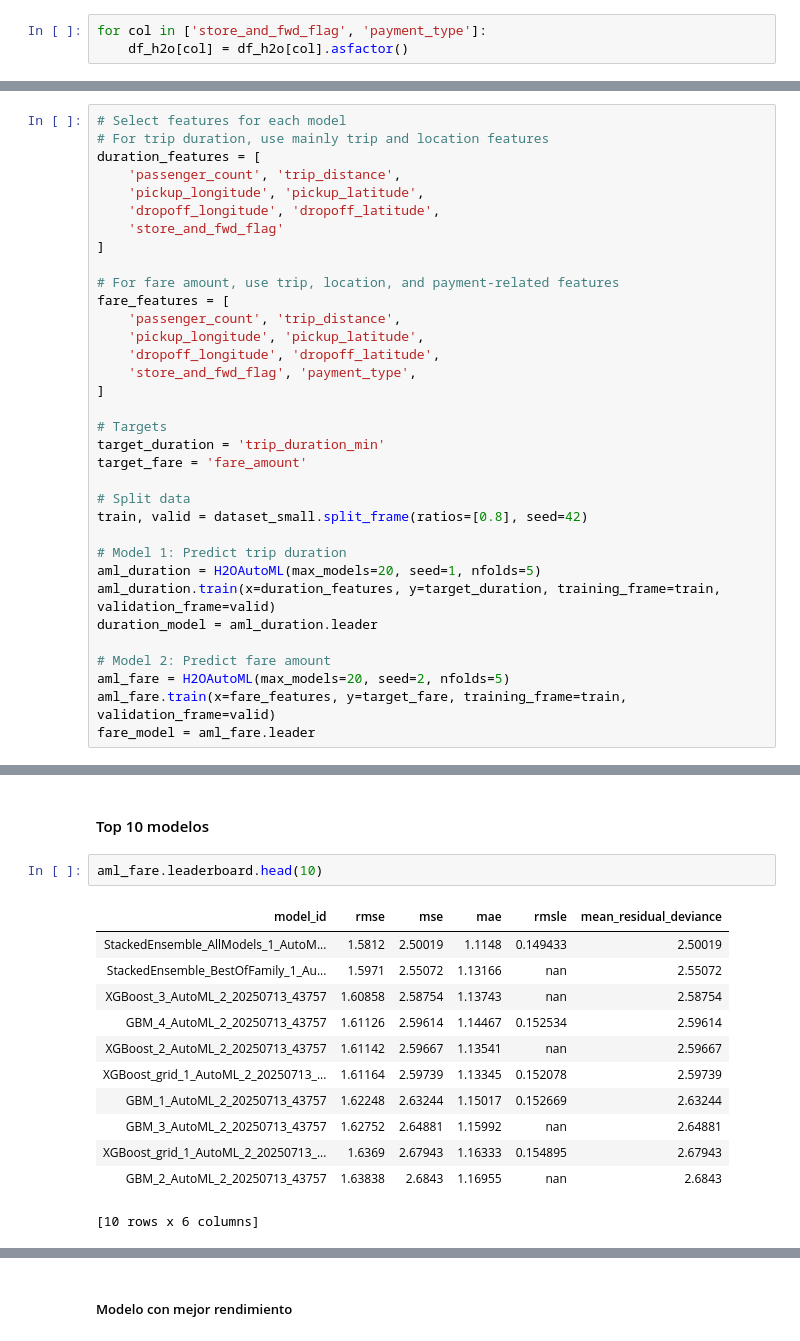
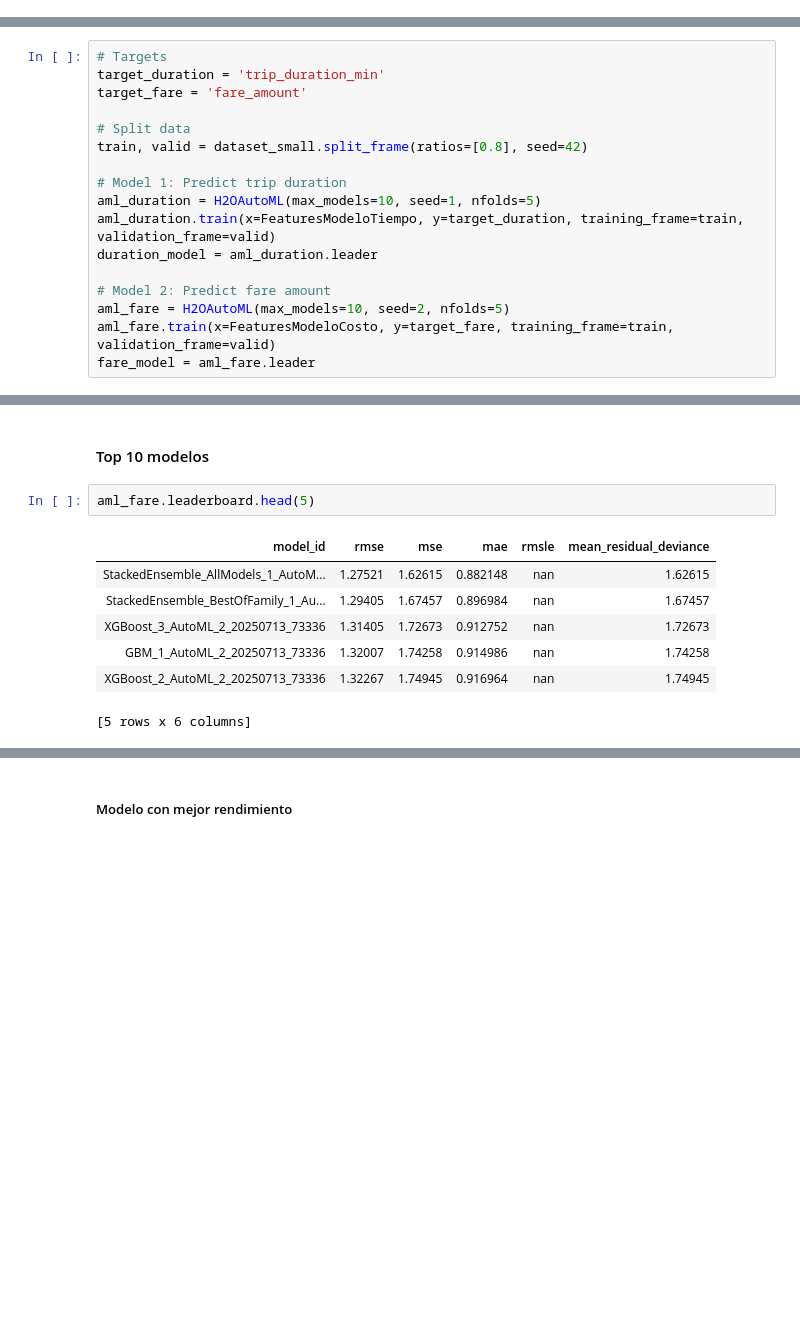
Before and after one commit to Giorgio6846/BigData-TF, a Jupyter notebook: model_training.ipynb, the cells around one changed output, grey strips where cells are left out. Saved outputs shown, nothing was run; the diff lists cells and outputs as text; blank space fills up the shorter version.

Commit message:
Finished model v2

```diff
--- a/model_training.ipynb
+++ b/model_training.ipynb
@@ -55,6 +46,3 @@ Parse progress: |█████████████████████
-# %%
-for col in ['store_and_fwd_flag', 'payment_type']:
-    df_h2o[col] = df_h2o[col].asfactor()
 # %% [markdown]
 ## Descripcion del dataset entero
 # %%
@@ -160,23 +312,6 @@ dataset_small['total_amount'].hist(breaks=50)
 # %% [markdown]
 # Entrenamiento
 # %%
-# Select features for each model
-# For trip duration, use mainly trip and location features
-duration_features = [
-    'passenger_count', 'trip_distance',
-    'pickup_longitude', 'pickup_latitude',
-    'dropoff_longitude', 'dropoff_latitude',
-    'store_and_fwd_flag'
-]
-
-# For fare amount, use trip, location, and payment-related features
-fare_features = [
-    'passenger_count', 'trip_distance',
-    'pickup_longitude', 'pickup_latitude',
-    'dropoff_longitude', 'dropoff_latitude',
-    'store_and_fwd_flag', 'payment_type',
-]
-
 # Targets
 target_duration = 'trip_duration_min'
 target_fare = 'fare_amount'
@@ -185,13 +320,13 @@ target_fare = 'fare_amount'
 train, valid = dataset_small.split_frame(ratios=[0.8], seed=42)
 
 # Model 1: Predict trip duration
-aml_duration = H2OAutoML(max_models=20, seed=1, nfolds=5)
-aml_duration.train(x=duration_features, y=target_duration, training_frame=train, validation_frame=valid)
+aml_duration = H2OAutoML(max_models=10, seed=1, nfolds=5)
+aml_duration.train(x=FeaturesModeloTiempo, y=target_duration, training_frame=train, validation_frame=valid)
 duration_model = aml_duration.leader
 
 # Model 2: Predict fare amount
-aml_fare = H2OAutoML(max_models=20, seed=2, nfolds=5)
-aml_fare.train(x=fare_features, y=target_fare, training_frame=train, validation_frame=valid)
+aml_fare = H2OAutoML(max_models=10, seed=2, nfolds=5)
+aml_fare.train(x=FeaturesModeloCosto, y=target_fare, training_frame=train, validation_frame=valid)
 fare_model = aml_fare.leader
 # %% [output]
 AutoML progress: |
@@ -292,20 +421,15 @@ AIC: 538621.4993431194
 # %% [markdown]
 #### Top 10 modelos
 # %%
-aml_fare.leaderboard.head(10)
+aml_fare.leaderboard.head(5)
 # %% [output]
 | model_id | rmse | mse | mae | rmsle | mean_residual_deviance |
-| StackedEnsemble_AllModels_1_AutoM... | 1.5812 | 2.50019 | 1.1148 | 0.149433 | 2.50019 |
-| StackedEnsemble_BestOfFamily_1_Au... | 1.5971 | 2.55072 | 1.13166 | nan | 2.55072 |
-| XGBoost_3_AutoML_2_20250713_43757 | 1.60858 | 2.58754 | 1.13743 | nan | 2.58754 |
-| GBM_4_AutoML_2_20250713_43757 | 1.61126 | 2.59614 | 1.14467 | 0.152534 | 2.59614 |
-| XGBoost_2_AutoML_2_20250713_43757 | 1.61142 | 2.59667 | 1.13541 | nan | 2.59667 |
-| XGBoost_grid_1_AutoML_2_20250713_... | 1.61164 | 2.59739 | 1.13345 | 0.152078 | 2.59739 |
-| GBM_1_AutoML_2_20250713_43757 | 1.62248 | 2.63244 | 1.15017 | 0.152669 | 2.63244 |
-| GBM_3_AutoML_2_20250713_43757 | 1.62752 | 2.64881 | 1.15992 | nan | 2.64881 |
-| XGBoost_grid_1_AutoML_2_20250713_... | 1.6369 | 2.67943 | 1.16333 | 0.154895 | 2.67943 |
-| GBM_2_AutoML_2_20250713_43757 | 1.63838 | 2.6843 | 1.16955 | nan | 2.6843 |
+| StackedEnsemble_AllModels_1_AutoM... | 1.27521 | 1.62615 | 0.882148 | nan | 1.62615 |
+| StackedEnsemble_BestOfFamily_1_Au... | 1.29405 | 1.67457 | 0.896984 | nan | 1.67457 |
+| XGBoost_3_AutoML_2_20250713_73336 | 1.31405 | 1.72673 | 0.912752 | nan | 1.72673 |
+| GBM_1_AutoML_2_20250713_73336 | 1.32007 | 1.74258 | 0.914986 | nan | 1.74258 |
+| XGBoost_2_AutoML_2_20250713_73336 | 1.32267 | 1.74945 | 0.916964 | nan | 1.74945 |
-[10 rows x 6 columns]
+[5 rows x 6 columns]
 # %%
 fare_model
 # %% [output]
```
Also changed, not shown: parts of 32 cells of this notebook, 1 other file.
